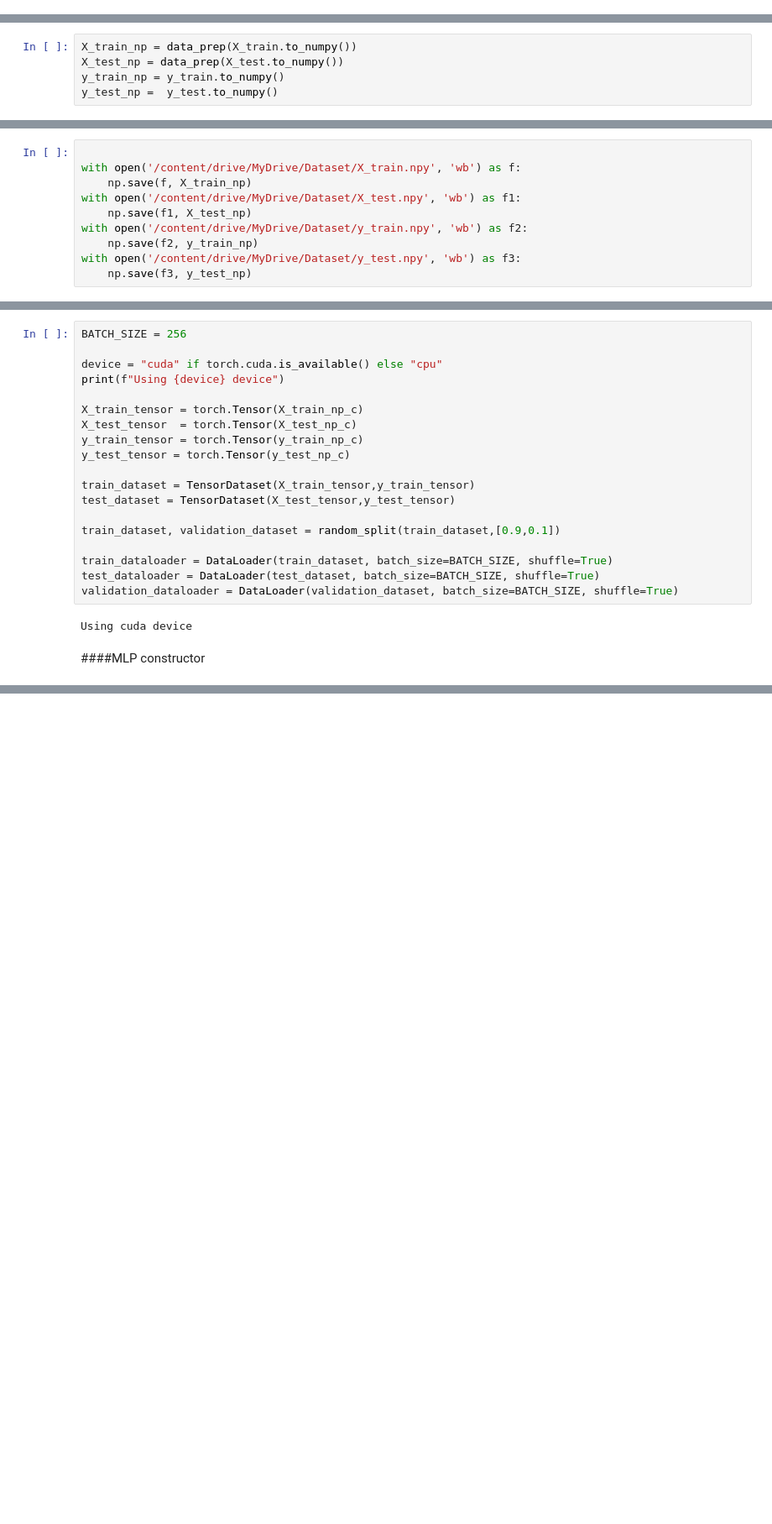
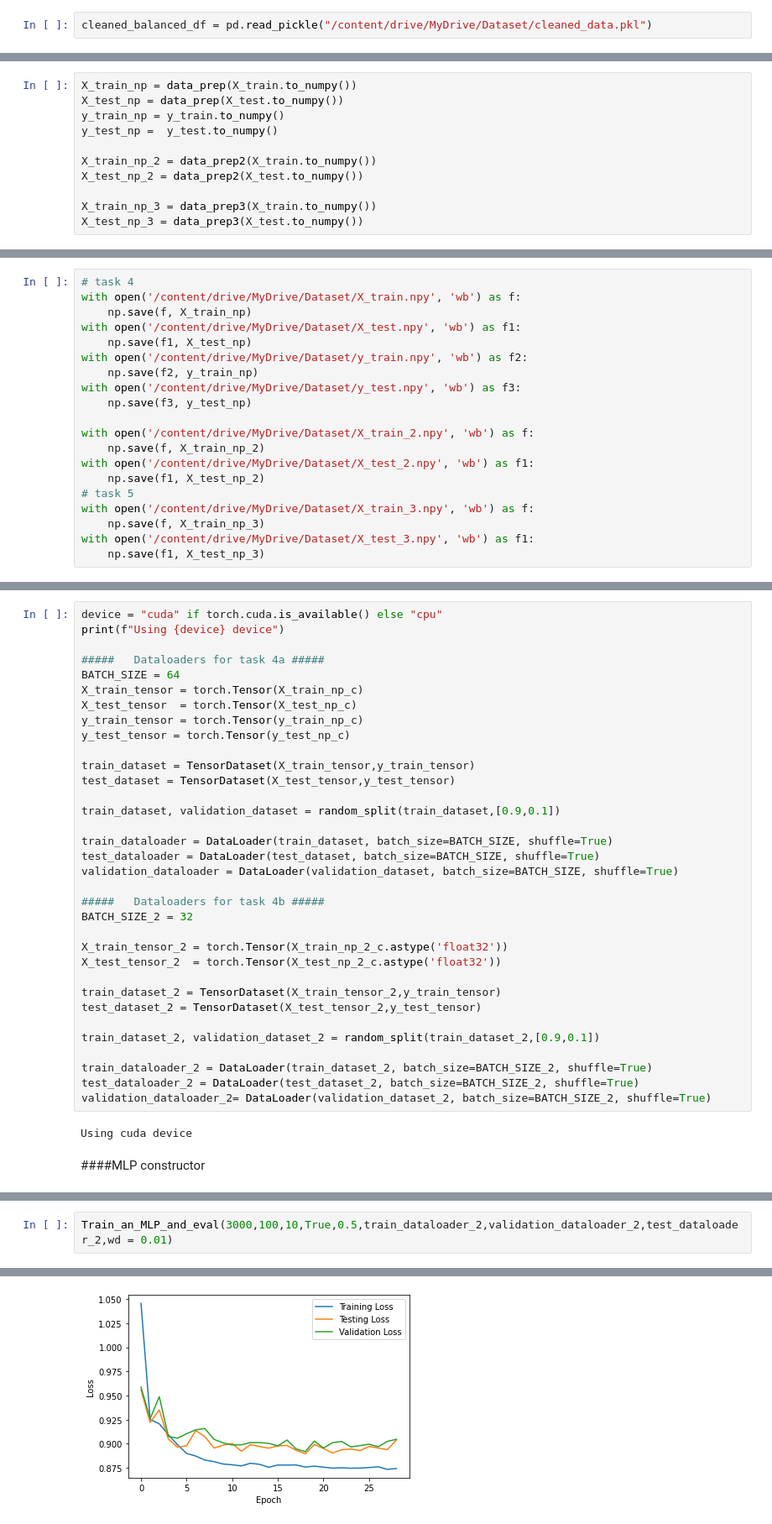
Before and after one commit to javy1022/CSCI-544-NLP, a Jupyter notebook: HW3/HW3.ipynb, the cells around one changed output, grey strips where cells are left out. Shown at 84% size. Saved outputs shown, nothing was run; the diff lists cells and outputs as text; blank space fills up the shorter version.

```diff
--- a/HW3/HW3.ipynb
+++ b/HW3/HW3.ipynb
@@ -124,5 +227,7 @@ balanced_df = pd.concat([class1_df, class2_df, class3_df]).reset_index(drop=True
 cleaned_balanced_df = data_cleaning(balanced_df)
 cleaned_balanced_df.dropna(inplace=True)
+# %%
+cleaned_balanced_df = pd.read_pickle("/content/drive/MyDrive/Dataset/cleaned_data.pkl")
 # %% [markdown]
 #Task 2a
 # %%
@@ -169,10 +274,16 @@ X_train_np = data_prep(X_train.to_numpy())
 X_test_np = data_prep(X_test.to_numpy())
 y_train_np = y_train.to_numpy()
 y_test_np =  y_test.to_numpy()
+
+X_train_np_2 = data_prep2(X_train.to_numpy())
+X_test_np_2 = data_prep2(X_test.to_numpy())
+
+X_train_np_3 = data_prep3(X_train.to_numpy())
+X_test_np_3 = data_prep3(X_test.to_numpy())
 # %% [markdown]
 #Cache
 # %%
-
+# task 4
 with open('/content/drive/MyDrive/Dataset/X_train.npy', 'wb') as f:
     np.save(f, X_train_np)
 with open('/content/drive/MyDrive/Dataset/X_test.npy', 'wb') as f1:
@@ -181,6 +292,16 @@ with open('/content/drive/MyDrive/Dataset/y_train.npy', 'wb') as f2:
     np.save(f2, y_train_np)
 with open('/content/drive/MyDrive/Dataset/y_test.npy', 'wb') as f3:
     np.save(f3, y_test_np)
+
+with open('/content/drive/MyDrive/Dataset/X_train_2.npy', 'wb') as f:
+    np.save(f, X_train_np_2)
+with open('/content/drive/MyDrive/Dataset/X_test_2.npy', 'wb') as f1:
+    np.save(f1, X_test_np_2)
+# task 5
+with open('/content/drive/MyDrive/Dataset/X_train_3.npy', 'wb') as f:
+    np.save(f, X_train_np_3)
+with open('/content/drive/MyDrive/Dataset/X_test_3.npy', 'wb') as f1:
+    np.save(f1, X_test_np_3)
 # %% [markdown]
 #### Train Perceptron
 # %%
@@ -267,9 +474,9 @@ def plot_loss(train_loss, test_loss, val_loss):
 # %%
-BATCH_SIZE = 256
-
 device = "cuda" if torch.cuda.is_available() else "cpu"
 print(f"Using {device} device")
 
+#####   Dataloaders for task 4a #####
+BATCH_SIZE = 64
 X_train_tensor = torch.Tensor(X_train_np_c)
 X_test_tensor  = torch.Tensor(X_test_np_c)
 y_train_tensor = torch.Tensor(y_train_np_c)
@@ -283,6 +490,21 @@ train_dataset, validation_dataset = random_split(train_dataset,[0.9,0.1])
 train_dataloader = DataLoader(train_dataset, batch_size=BATCH_SIZE, shuffle=True)
 test_dataloader = DataLoader(test_dataset, batch_size=BATCH_SIZE, shuffle=True)
 validation_dataloader = DataLoader(validation_dataset, batch_size=BATCH_SIZE, shuffle=True)
+
+#####   Dataloaders for task 4b #####
+BATCH_SIZE_2 = 32
+
+X_train_tensor_2 = torch.Tensor(X_train_np_2_c.astype('float32'))
+X_test_tensor_2  = torch.Tensor(X_test_np_2_c.astype('float32'))
+
+train_dataset_2 = TensorDataset(X_train_tensor_2,y_train_tensor)
+test_dataset_2 = TensorDataset(X_test_tensor_2,y_test_tensor)
+
+train_dataset_2, validation_dataset_2 = random_split(train_dataset_2,[0.9,0.1])
+
+train_dataloader_2 = DataLoader(train_dataset_2, batch_size=BATCH_SIZE_2, shuffle=True)
+test_dataloader_2 = DataLoader(test_dataset_2, batch_size=BATCH_SIZE_2, shuffle=True)
+validation_dataloader_2= DataLoader(validation_dataset_2, batch_size=BATCH_SIZE_2, shuffle=True)
 # %% [output]
 Using cuda device
 # %% [markdown]
@@ -315,0 +545,3 @@ class MLP(nn.Module):
+# %%
+Train_an_MLP_and_eval(3000,100,10,True,0.5,train_dataloader_2,validation_dataloader_2,test_dataloader_2,wd = 0.01)
+# %% [output]
@@ -315,0 +565 @@ class MLP(nn.Module):
+[figure, added]
```
Also changed, not shown: parts of 37 cells of this notebook.
